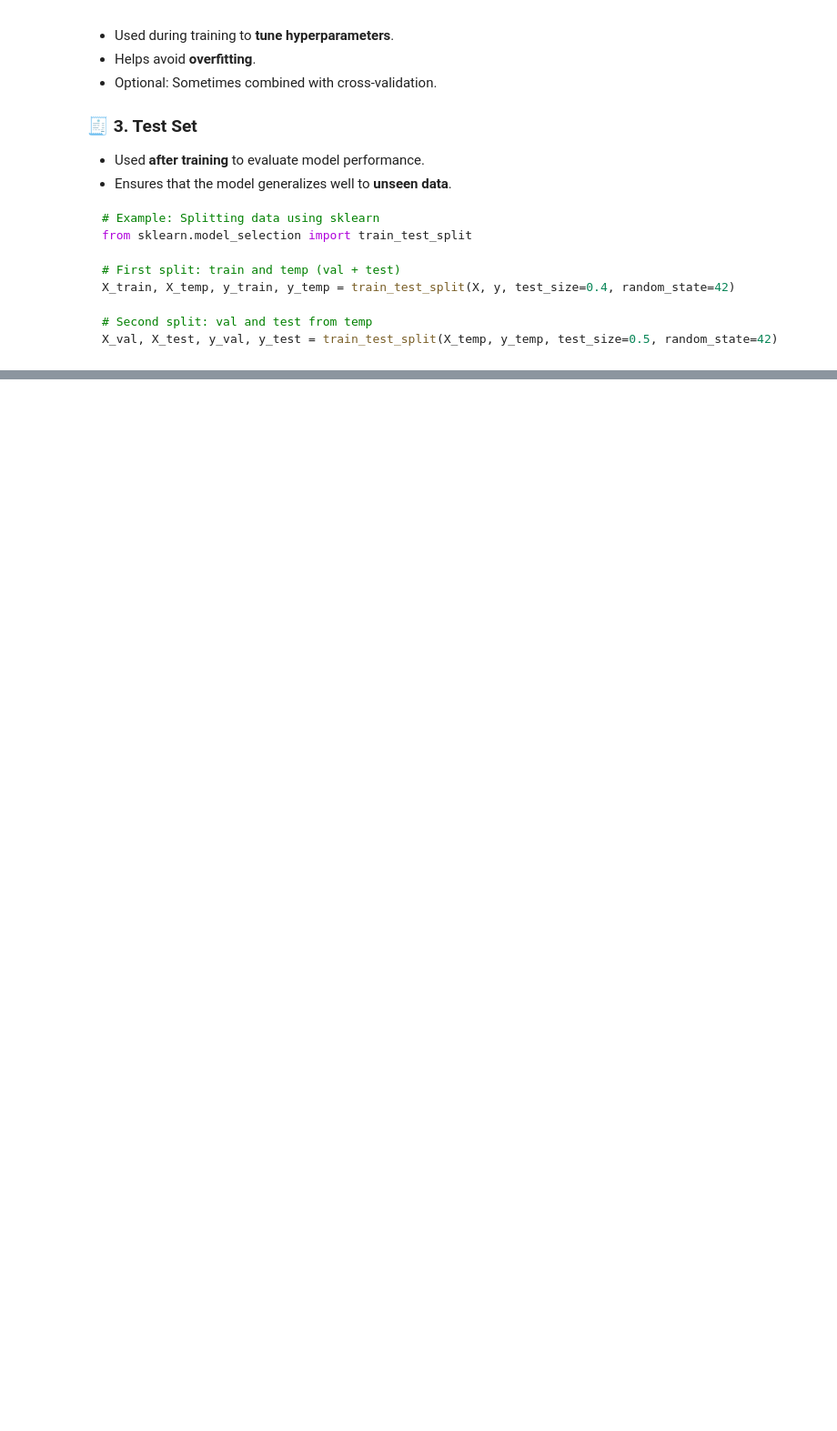
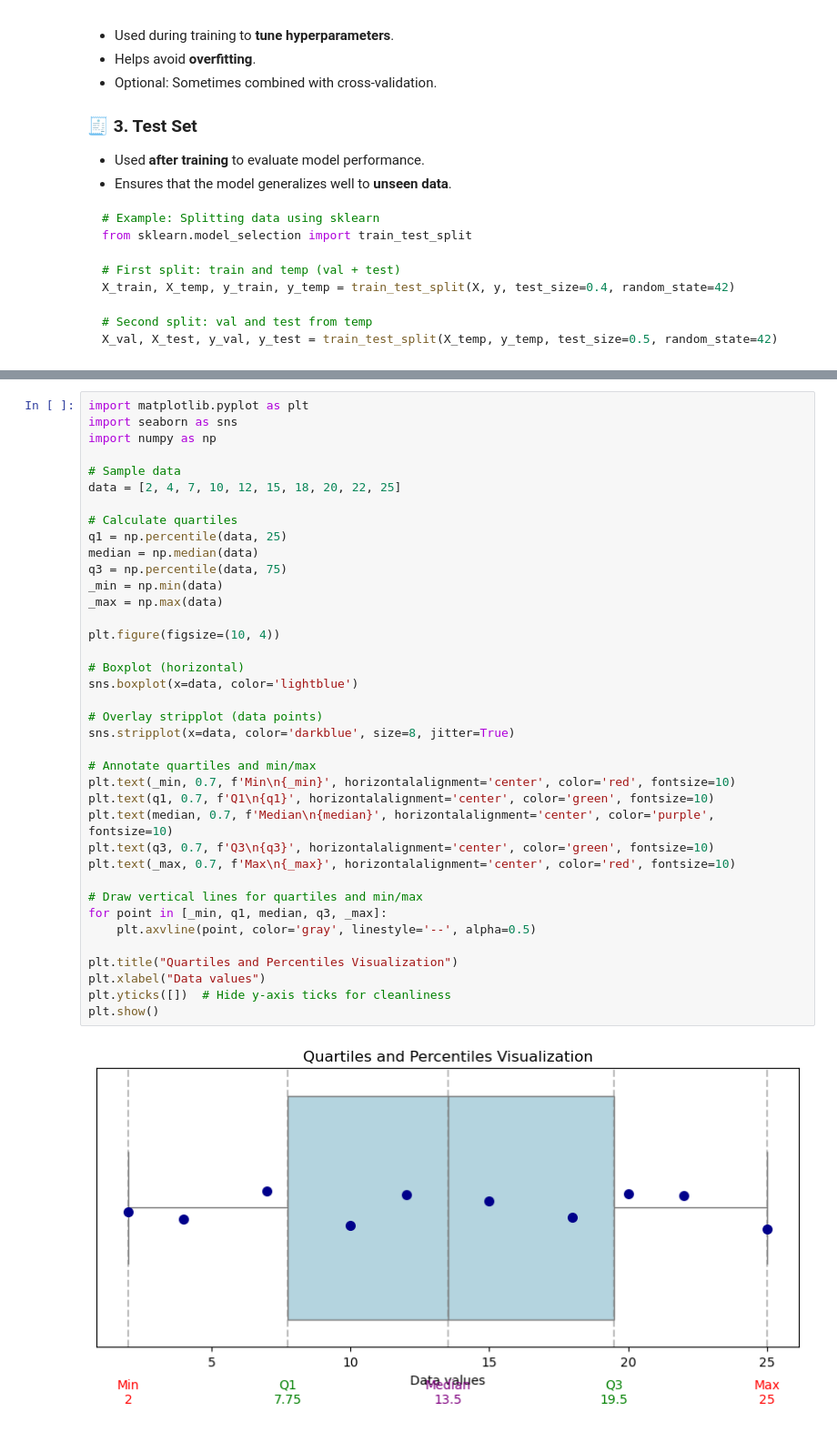
Before and after one commit to Deepika8383/data_science, a Jupyter notebook: Basics/BasicTheoryOfMl.ipynb, the cells around one changed output, grey strips where cells are left out. Shown at 91% size. Drawn from its saved outputs; the diff is of its cells as text; blank space fills up the shorter version.

```diff
--- a/Basics/BasicTheoryOfMl.ipynb
+++ b/Basics/BasicTheoryOfMl.ipynb
@@ -151,0 +319,40 @@ X_val, X_test, y_val, y_test = train_test_split(X_temp, y_temp, test_size=0.5, r
+# %%
+import matplotlib.pyplot as plt
+import seaborn as sns
+import numpy as np
+
+# Sample data
+data = [2, 4, 7, 10, 12, 15, 18, 20, 22, 25]
+
+# Calculate quartiles
+q1 = np.percentile(data, 25)
+median = np.median(data)
+q3 = np.percentile(data, 75)
+_min = np.min(data)
+_max = np.max(data)
+
+plt.figure(figsize=(10, 4))
+
+# Boxplot (horizontal)
+sns.boxplot(x=data, color='lightblue')
+
+# Overlay stripplot (data points)
+sns.stripplot(x=data, color='darkblue', size=8, jitter=True)
+
+# Annotate quartiles and min/max
+plt.text(_min, 0.7, f'Min\n{_min}', horizontalalignment='center', color='red', fontsize=10)
+plt.text(q1, 0.7, f'Q1\n{q1}', horizontalalignment='center', color='green', fontsize=10)
+plt.text(median, 0.7, f'Median\n{median}', horizontalalignment='center', color='purple', fontsize=10)
+plt.text(q3, 0.7, f'Q3\n{q3}', horizontalalignment='center', color='green', fontsize=10)
+plt.text(_max, 0.7, f'Max\n{_max}', horizontalalignment='center', color='red', fontsize=10)
+
+# Draw vertical lines for quartiles and min/max
+for point in [_min, q1, median, q3, _max]:
+    plt.axvline(point, color='gray', linestyle='--', alpha=0.5)
+
+plt.title("Quartiles and Percentiles Visualization")
+plt.xlabel("Data values")
+plt.yticks([])  # Hide y-axis ticks for cleanliness
+plt.show()
+# %% [output]
+[figure, added]
```
Also changed, not shown: parts of 12 cells of this notebook.
